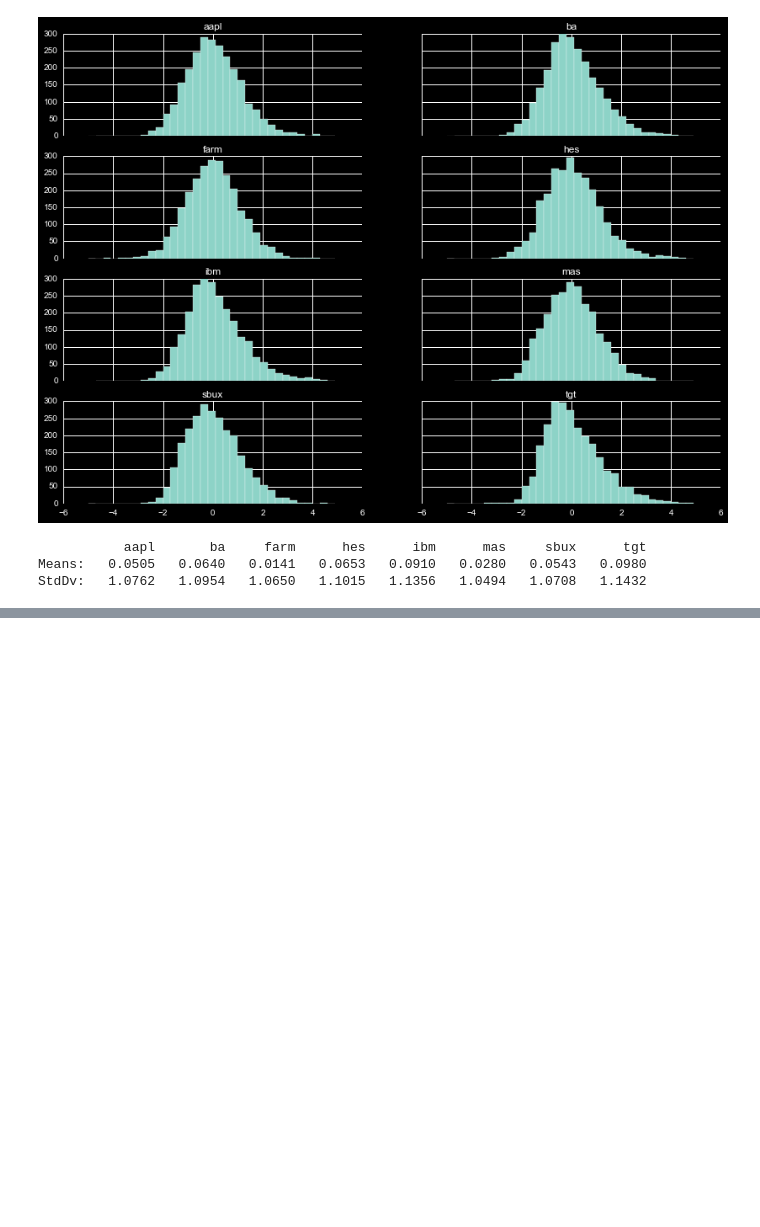
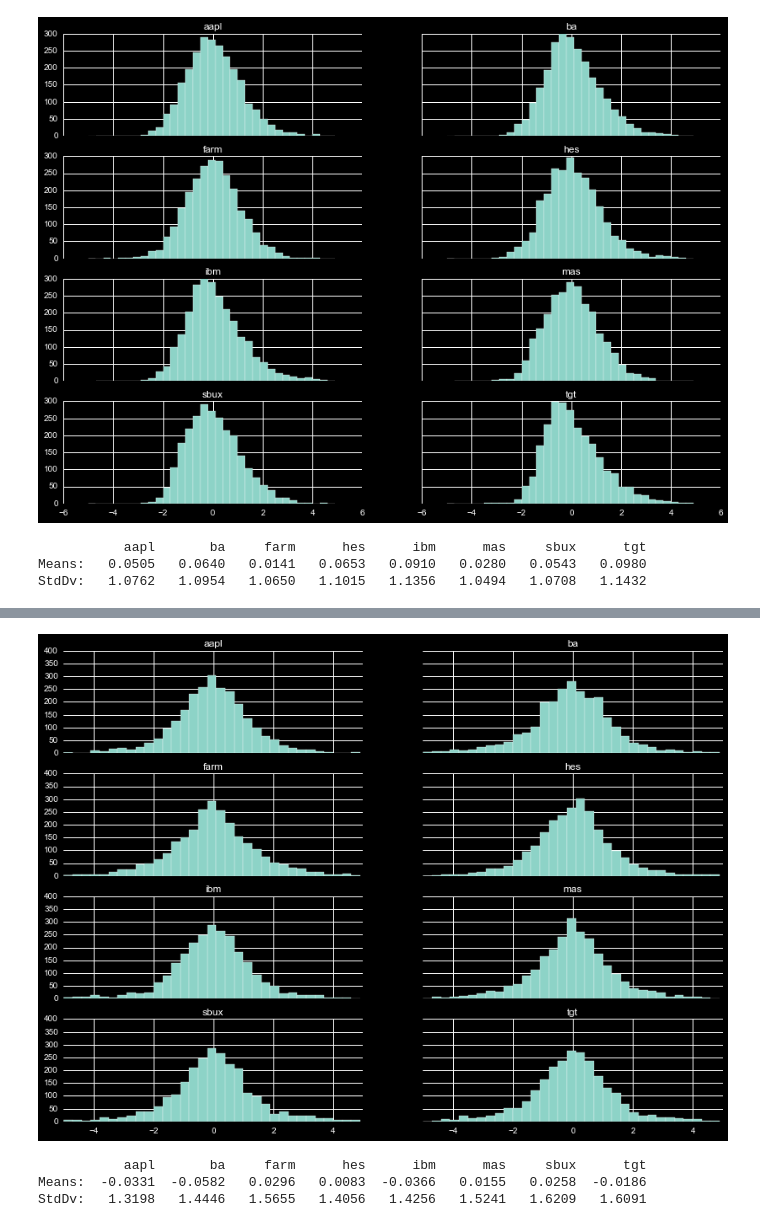
Before and after one commit to markertsean/python_trader, a Jupyter notebook: Feature_Selector.ipynb, the cells around one changed output, grey strips where cells are left out. Cells and saved outputs as stored; diff of their text form; code cells hidden in the pictures; blank space fills up the shorter version.

```diff
--- a/Feature_Selector.ipynb
+++ b/Feature_Selector.ipynb
@@ -119,0 +129,7 @@ StdDv:   1.0762   1.0954   1.0650   1.1015   1.1356   1.0494   1.0708   1.1432
+# %%
+plotDist( inpFileList, 'momentum_3', xRange=[-5,5], yRange=[0,400], moms=True, norm=True , n_bins=np.arange(-5,5,0.3) )
+# %% [output]
+[figure, added]
+           aapl       ba     farm      hes      ibm      mas     sbux      tgt
+Means:  -0.0331  -0.0582   0.0296   0.0083  -0.0366   0.0155   0.0258  -0.0186
+StdDv:   1.3198   1.4446   1.5655   1.4056   1.4256   1.5241   1.6209   1.6091
```
Also changed, not shown: parts of 17 cells of this notebook, 1 other file.
